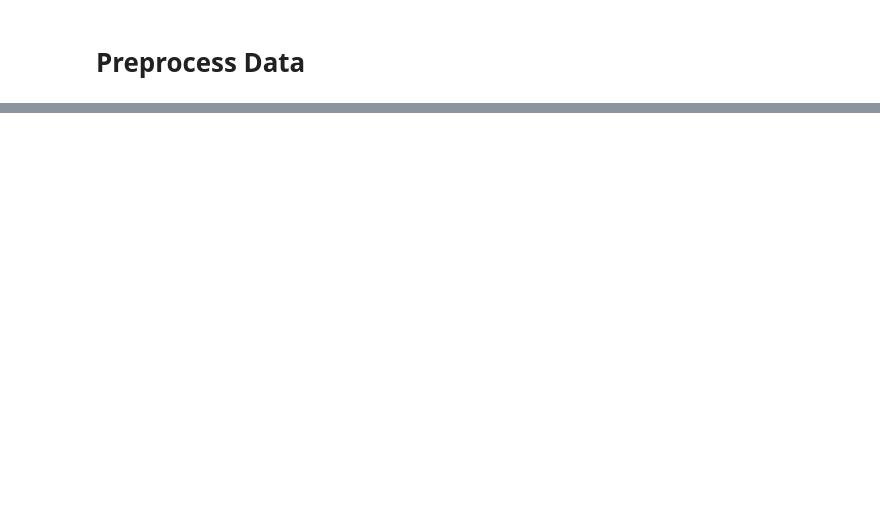
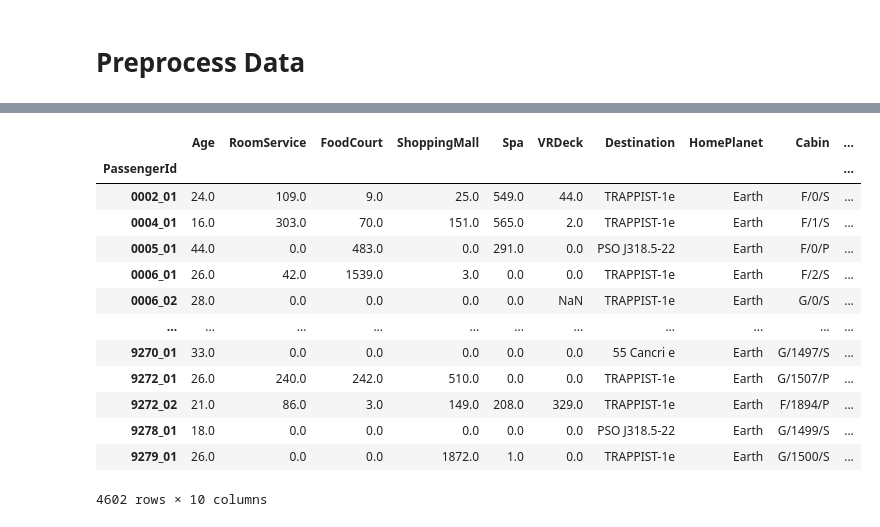
Before and after one commit to opartida/machine-learning-projects, a Jupyter notebook: notebook9156e94504.ipynb, the cells around one changed output, grey strips where cells are left out. Cells and saved outputs as stored; diff of their text form; code cells hidden in the pictures; blank space fills up the shorter version.

```diff
--- a/notebook9156e94504.ipynb
+++ b/notebook9156e94504.ipynb
@@ -375,11 +414,11 @@ display(train_df)
 # %% [markdown]
 # Preprocess Data
 # %%
-features=['Age', 'RoomService', 'FoodCourt', 'ShoppingMall', 'Spa', 'VRDeck','Destination', 'HomePlanet', 'Cabin','CryoSleep', 'VIP']
+features=['Age', 'RoomService', 'FoodCourt', 'ShoppingMall', 'Spa', 'VRDeck','Destination', 'HomePlanet', 'Cabin','CryoSleep']
 label_column = ['Transported']
 categorical_columns = ['Destination', 'HomePlanet', 'Cabin']
-boolean_columns = ['CryoSleep', 'VIP']
-drop_columns=['Name' ,'Hash']
+boolean_columns = ['CryoSleep']
+drop_columns=['Name' ,'Hash', 'VIP']
 numerical_columns=['Age', 'RoomService', 'FoodCourt', 'ShoppingMall', 'Spa', 'VRDeck']
 amenityColumns=['RoomService', 'FoodCourt', 'ShoppingMall', 'Spa', 'VRDeck']
 
@@ -388,7 +427,8 @@ train_file_processed = os.path.join(BASE_DIR_OUTPUT, 'train.csv')
 test_file = os.path.join(BASE_DIR, 'test.csv')
 test_file_processed = os.path.join(BASE_DIR_OUTPUT, 'test.csv')
 
-run_pipeline(train_file, train_file_processed)
-run_pipeline(test_file, test_file_processed, True)
-train_model()
-make_predictions()
+run_pipeline(train_file, train_file_processed, test=False, force=False)
+run_pipeline(test_file, test_file_processed, test=True, force=False)
+
+train_model(features, ['Transported'])
+#make_predictions()
@@ -403,6 +474,24 @@ plt.ylabel('accuracy')
 plt.xlabel('epoch')
 plt.legend(['train', 'val'], loc='upper left')
 plt.show()
+# %%
+df = train_df[features]
+display(train_df[features][train_df[features]['HomePlanet'] == 'Earth'])
+# %% [output]
+|  | Age | RoomService | FoodCourt | ShoppingMall | Spa | VRDeck | Destination | HomePlanet | Cabin | ... |
+| PassengerId |  |  |  |  |  |  |  |  |  | ... |
+| 0002_01 | 24.0 | 109.0 | 9.0 | 25.0 | 549.0 | 44.0 | TRAPPIST-1e | Earth | F/0/S | ... |
+| 0004_01 | 16.0 | 303.0 | 70.0 | 151.0 | 565.0 | 2.0 | TRAPPIST-1e | Earth | F/1/S | ... |
+| 0005_01 | 44.0 | 0.0 | 483.0 | 0.0 | 291.0 | 0.0 | PSO J318.5-22 | Earth | F/0/P | ... |
+| 0006_01 | 26.0 | 42.0 | 1539.0 | 3.0 | 0.0 | 0.0 | TRAPPIST-1e | Earth | F/2/S | ... |
+| 0006_02 | 28.0 | 0.0 | 0.0 | 0.0 | 0.0 | NaN | TRAPPIST-1e | Earth | G/0/S | ... |
+| ... | ... | ... | ... | ... | ... | ... | ... | ... | ... | ... |
+| 9270_01 | 33.0 | 0.0 | 0.0 | 0.0 | 0.0 | 0.0 | 55 Cancri e | Earth | G/1497/S | ... |
+| 9272_01 | 26.0 | 240.0 | 242.0 | 510.0 | 0.0 | 0.0 | TRAPPIST-1e | Earth | G/1507/P | ... |
+| 9272_02 | 21.0 | 86.0 | 3.0 | 149.0 | 208.0 | 329.0 | TRAPPIST-1e | Earth | F/1894/P | ... |
+| 9278_01 | 18.0 | 0.0 | 0.0 | 0.0 | 0.0 | 0.0 | PSO J318.5-22 | Earth | G/1499/S | ... |
+| 9279_01 | 26.0 | 0.0 | 0.0 | 1872.0 | 1.0 | 0.0 | TRAPPIST-1e | Earth | G/1500/S | ... |
+4602 rows × 10 columns
 # %%
 def pandas_to_numpy(data):
     '''Convert a pandas DataFrame into a Numpy array'''
```
Also changed, not shown: parts of 6 cells of this notebook.
